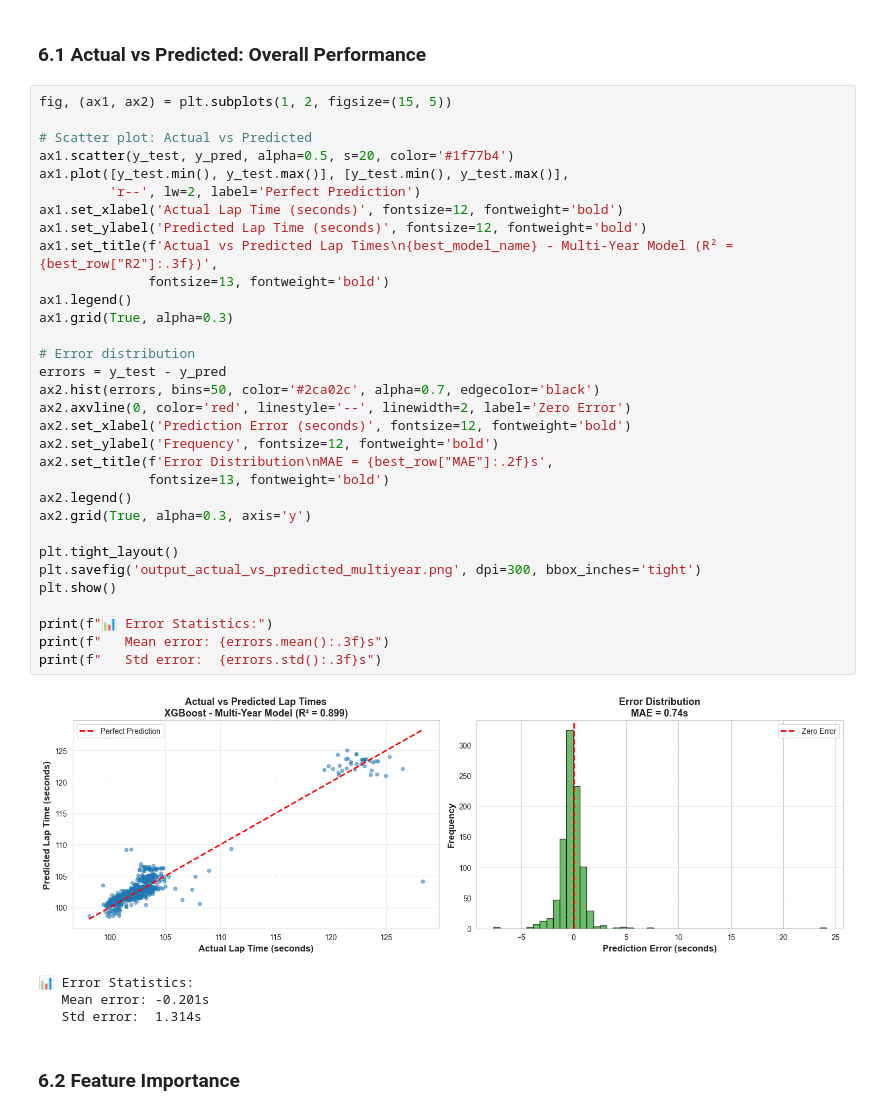
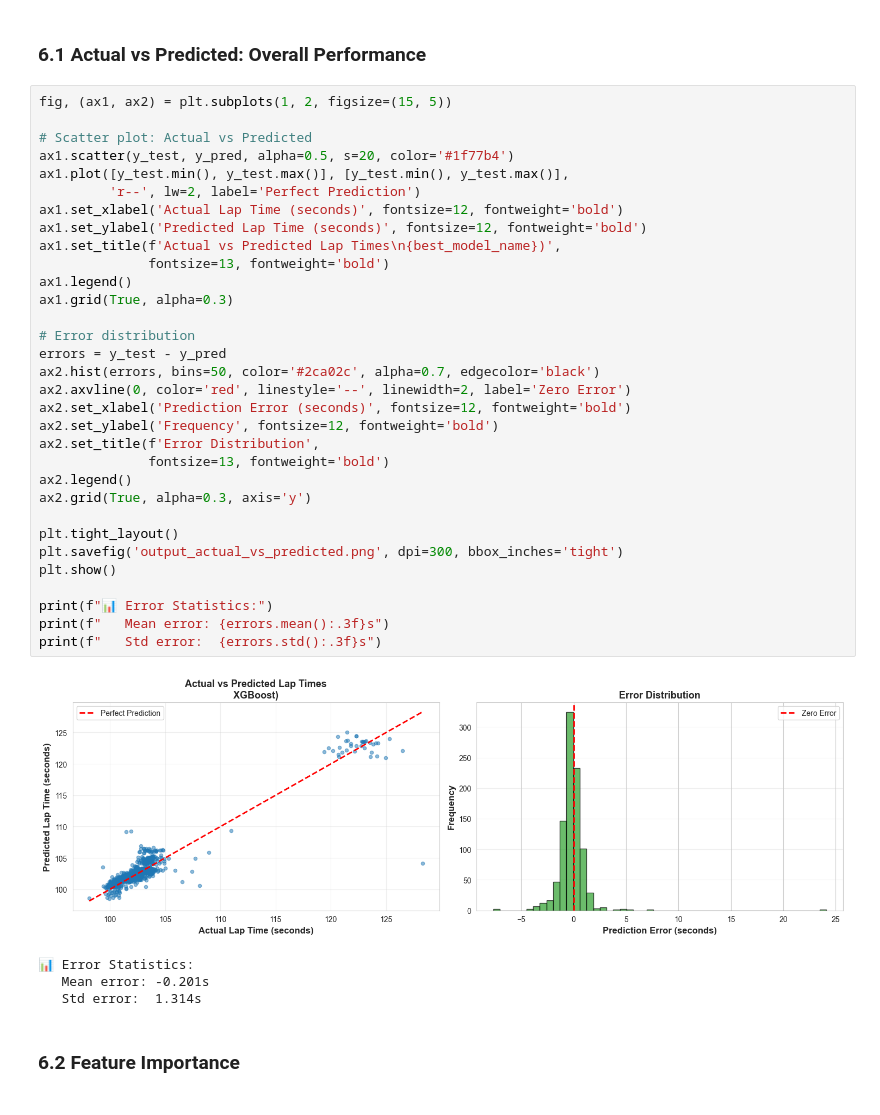
Before and after one commit to Shrey12202/Visualize-F1, a Jupyter notebook: f1_lap_prediction_MULTIYEAR_Final.ipynb, the cells around one changed output. Saved outputs shown, nothing was run; the diff lists cells and outputs as text.

```diff
--- a/f1_lap_prediction_MULTIYEAR_Final.ipynb
+++ b/f1_lap_prediction_MULTIYEAR_Final.ipynb
@@ -664,37 +603,37 @@ Performance:
 # %%
 fig, (ax1, ax2) = plt.subplots(1, 2, figsize=(15, 5))
 
 # Scatter plot: Actual vs Predicted
 ax1.scatter(y_test, y_pred, alpha=0.5, s=20, color='#1f77b4')
 ax1.plot([y_test.min(), y_test.max()], [y_test.min(), y_test.max()],
          'r--', lw=2, label='Perfect Prediction')
 ax1.set_xlabel('Actual Lap Time (seconds)', fontsize=12, fontweight='bold')
 ax1.set_ylabel('Predicted Lap Time (seconds)', fontsize=12, fontweight='bold')
-ax1.set_title(f'Actual vs Predicted Lap Times\n{best_model_name} - Multi-Year Model (R² = {best_row["R2"]:.3f})',
+ax1.set_title(f'Actual vs Predicted Lap Times\n{best_model_name})',
               fontsize=13, fontweight='bold')
 ax1.legend()
 ax1.grid(True, alpha=0.3)
 
 # Error distribution
 errors = y_test - y_pred
 ax2.hist(errors, bins=50, color='#2ca02c', alpha=0.7, edgecolor='black')
 ax2.axvline(0, color='red', linestyle='--', linewidth=2, label='Zero Error')
 ax2.set_xlabel('Prediction Error (seconds)', fontsize=12, fontweight='bold')
 ax2.set_ylabel('Frequency', fontsize=12, fontweight='bold')
-ax2.set_title(f'Error Distribution\nMAE = {best_row["MAE"]:.2f}s',
+ax2.set_title(f'Error Distribution',
               fontsize=13, fontweight='bold')
 ax2.legend()
 ax2.grid(True, alpha=0.3, axis='y')
 
 plt.tight_layout()
-plt.savefig('output_actual_vs_predicted_multiyear.png', dpi=300, bbox_inches='tight')
+plt.savefig('output_actual_vs_predicted.png', dpi=300, bbox_inches='tight')
 plt.show()
 
 print(f"📊 Error Statistics:")
 print(f"   Mean error: {errors.mean():.3f}s")
 print(f"   Std error:  {errors.std():.3f}s")
 # %% [output]
-[figure, old version]
+[figure, new version]
 📊 Error Statistics:
    Mean error: -0.201s
    Std error:  1.314s
```
Also changed, not shown: parts of 21 cells of this notebook, 28 other files.
